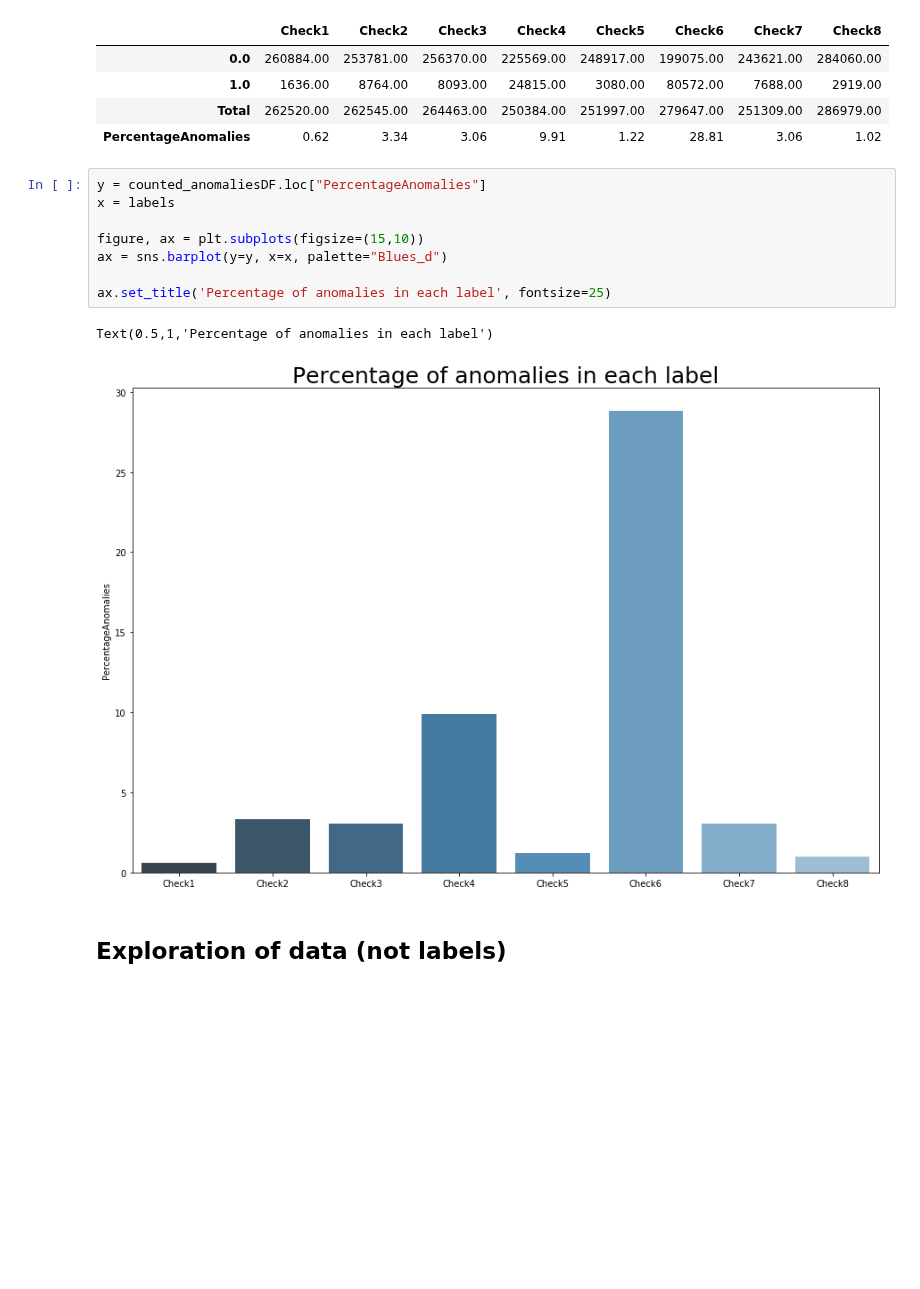
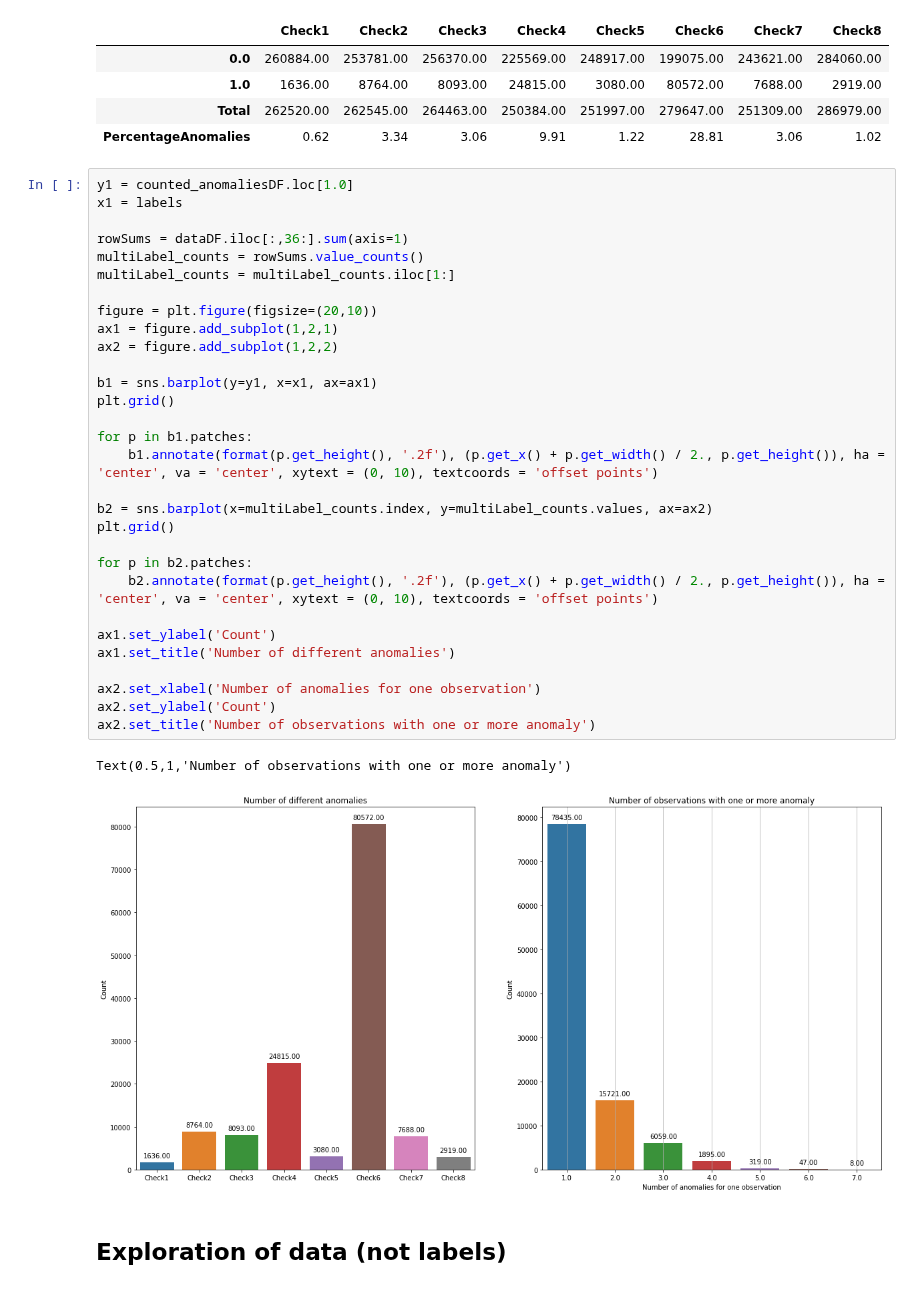
Before and after one commit to yohannjs/AML-2019, a Jupyter notebook: Challenges/5_Anomaly/eivind_anomaly.ipynb, the cells around one changed output. Saved outputs shown, nothing was run; the diff lists cells and outputs as text; blank space fills up the shorter version.

Commit message:
More data exploration

```diff
--- a/Challenges/5_Anomaly/eivind_anomaly.ipynb
+++ b/Challenges/5_Anomaly/eivind_anomaly.ipynb
@@ -126,17 +134,39 @@ counted_anomaliesDF
 | 1.0 | 1636.00 | 8764.00 | 8093.00 | 24815.00 | 3080.00 | 80572.00 | 7688.00 | 2919.00 |
 | Total | 262520.00 | 262545.00 | 264463.00 | 250384.00 | 251997.00 | 279647.00 | 251309.00 | 286979.00 |
 | PercentageAnomalies | 0.62 | 3.34 | 3.06 | 9.91 | 1.22 | 28.81 | 3.06 | 1.02 |
-# %%
-y = counted_anomaliesDF.loc["PercentageAnomalies"]
-x = labels
-
-figure, ax = plt.subplots(figsize=(15,10))
-ax = sns.barplot(y=y, x=x, palette="Blues_d")
-
-ax.set_title('Percentage of anomalies in each label', fontsize=25)
-# %% [output]
-Text(0.5,1,'Percentage of anomalies in each label')
-[figure, removed]
+# %%
+y1 = counted_anomaliesDF.loc[1.0]
+x1 = labels
+
+rowSums = dataDF.iloc[:,36:].sum(axis=1)
+multiLabel_counts = rowSums.value_counts()
+multiLabel_counts = multiLabel_counts.iloc[1:]
+
+figure = plt.figure(figsize=(20,10))
+ax1 = figure.add_subplot(1,2,1)
+ax2 = figure.add_subplot(1,2,2)
+
+b1 = sns.barplot(y=y1, x=x1, ax=ax1)
+plt.grid()
+
+for p in b1.patches:
+    b1.annotate(format(p.get_height(), '.2f'), (p.get_x() + p.get_width() / 2., p.get_height()), ha = 'center', va = 'center', xytext = (0, 10), textcoords = 'offset points')
+
+b2 = sns.barplot(x=multiLabel_counts.index, y=multiLabel_counts.values, ax=ax2)
+plt.grid()
+
+for p in b2.patches:
+    b2.annotate(format(p.get_height(), '.2f'), (p.get_x() + p.get_width() / 2., p.get_height()), ha = 'center', va = 'center', xytext = (0, 10), textcoords = 'offset points')
+
+ax1.set_ylabel('Count')
+ax1.set_title('Number of different anomalies')
+
+ax2.set_xlabel('Number of anomalies for one observation')
+ax2.set_ylabel('Count')
+ax2.set_title('Number of observations with one or more anomaly')
+# %% [output]
+Text(0.5,1,'Number of observations with one or more anomaly')
+[figure, added]
 # %% [markdown]
 ## Exploration of data (not labels)
 # %%
```
Also changed, not shown: parts of 3 cells of this notebook.
